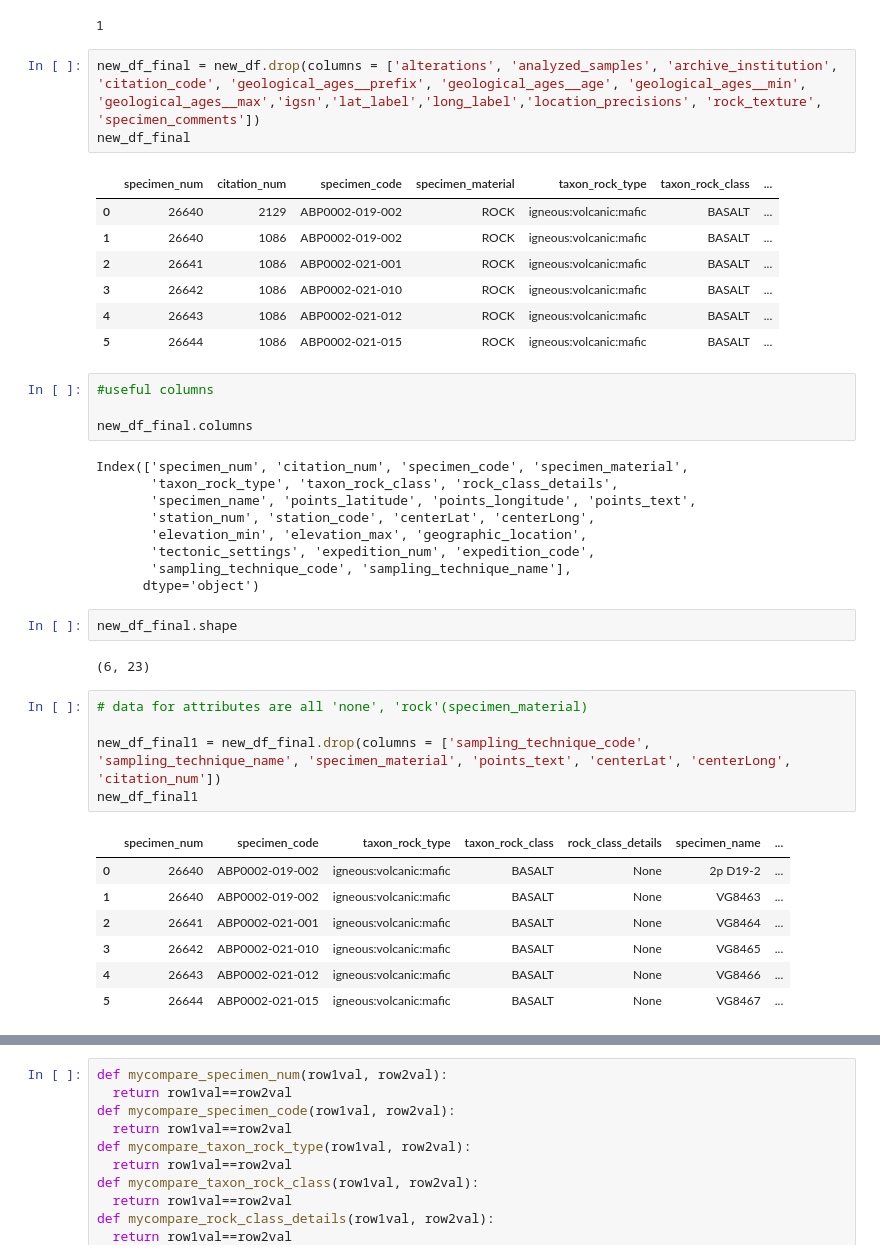
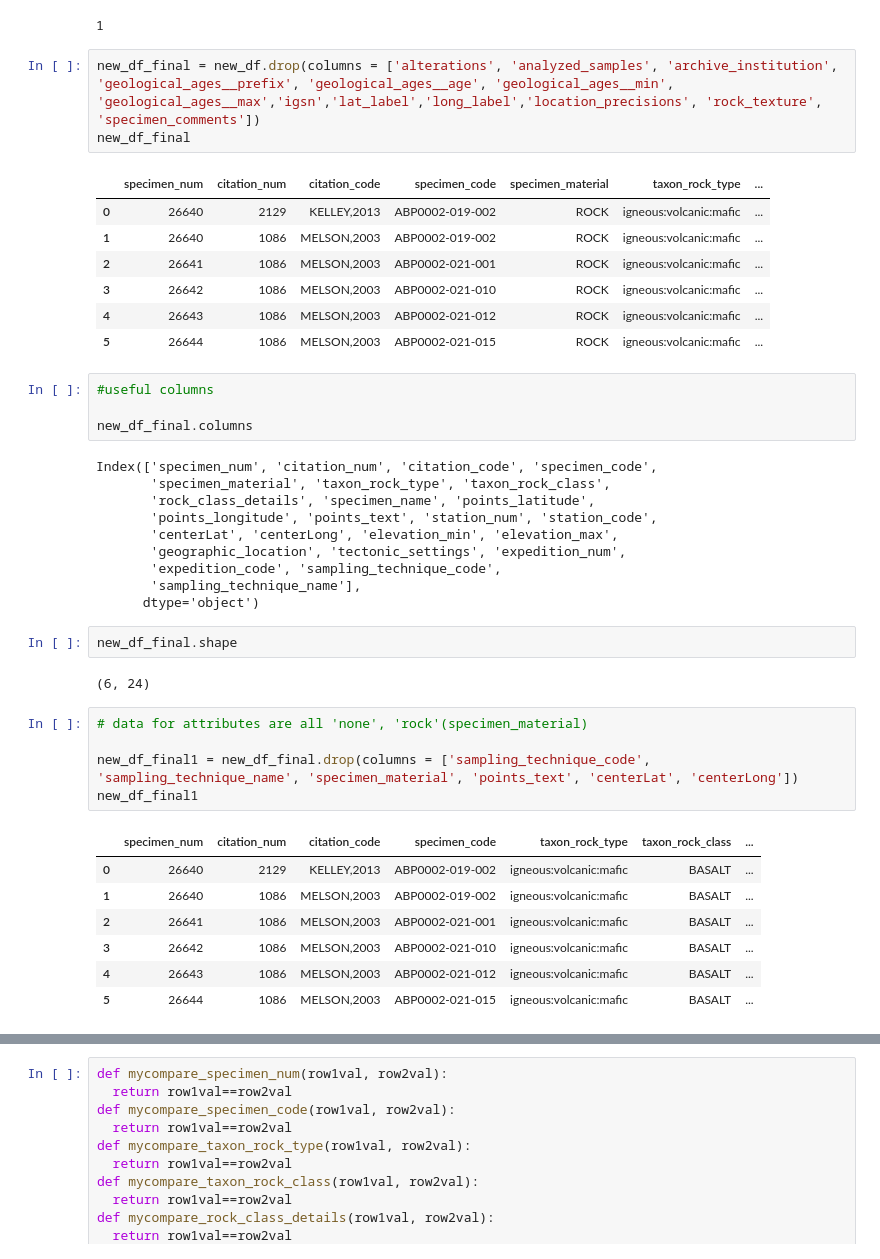
Before and after one commit to mdogy/MLforEarthChem, a Jupyter notebook: developmentNotebooks/final_final.ipynb, the cells around one changed output, grey strips where cells are left out. Cells and saved outputs as stored; diff of their text form.

```diff
--- a/developmentNotebooks/final_final.ipynb
+++ b/developmentNotebooks/final_final.ipynb
@@ -532,44 +532,45 @@ len(unique_list)
 ['None']
 1
 # %%
-new_df_final = new_df.drop(columns = ['alterations', 'analyzed_samples', 'archive_institution', 'citation_code', 'geological_ages__prefix', 'geological_ages__age', 'geological_ages__min', 'geological_ages__max','igsn','lat_label','long_label','location_precisions', 'rock_texture', 'specimen_comments'])
+new_df_final = new_df.drop(columns = ['alterations', 'analyzed_samples', 'archive_institution', 'geological_ages__prefix', 'geological_ages__age', 'geological_ages__min', 'geological_ages__max','igsn','lat_label','long_label','location_precisions', 'rock_texture', 'specimen_comments'])
 new_df_final
 # %% [output]
-|  | specimen_num | citation_num | specimen_code | specimen_material | taxon_rock_type | taxon_rock_class | ... |
-| 0 | 26640 | 2129 | ABP0002-019-002 | ROCK | igneous:volcanic:mafic | BASALT | ... |
-| 1 | 26640 | 1086 | ABP0002-019-002 | ROCK | igneous:volcanic:mafic | BASALT | ... |
-| 2 | 26641 | 1086 | ABP0002-021-001 | ROCK | igneous:volcanic:mafic | BASALT | ... |
-| 3 | 26642 | 1086 | ABP0002-021-010 | ROCK | igneous:volcanic:mafic | BASALT | ... |
-| 4 | 26643 | 1086 | ABP0002-021-012 | ROCK | igneous:volcanic:mafic | BASALT | ... |
-| 5 | 26644 | 1086 | ABP0002-021-015 | ROCK | igneous:volcanic:mafic | BASALT | ... |
+|  | specimen_num | citation_num | citation_code | specimen_code | specimen_material | taxon_rock_type | ... |
+| 0 | 26640 | 2129 | KELLEY,2013 | ABP0002-019-002 | ROCK | igneous:volcanic:mafic | ... |
+| 1 | 26640 | 1086 | MELSON,2003 | ABP0002-019-002 | ROCK | igneous:volcanic:mafic | ... |
+| 2 | 26641 | 1086 | MELSON,2003 | ABP0002-021-001 | ROCK | igneous:volcanic:mafic | ... |
+| 3 | 26642 | 1086 | MELSON,2003 | ABP0002-021-010 | ROCK | igneous:volcanic:mafic | ... |
+| 4 | 26643 | 1086 | MELSON,2003 | ABP0002-021-012 | ROCK | igneous:volcanic:mafic | ... |
+| 5 | 26644 | 1086 | MELSON,2003 | ABP0002-021-015 | ROCK | igneous:volcanic:mafic | ... |
 # %%
 #useful columns
 
 new_df_final.columns
 # %% [output]
-Index(['specimen_num', 'citation_num', 'specimen_code', 'specimen_material',
-       'taxon_rock_type', 'taxon_rock_class', 'rock_class_details',
-       'specimen_name', 'points_latitude', 'points_longitude', 'points_text',
-       'station_num', 'station_code', 'centerLat', 'centerLong',
-       'elevation_min', 'elevation_max', 'geographic_location',
-       'tectonic_settings', 'expedition_num', 'expedition_code',
-       'sampling_technique_code', 'sampling_technique_name'],
+Index(['specimen_num', 'citation_num', 'citation_code', 'specimen_code',
+       'specimen_material', 'taxon_rock_type', 'taxon_rock_class',
+       'rock_class_details', 'specimen_name', 'points_latitude',
+       'points_longitude', 'points_text', 'station_num', 'station_code',
+       'centerLat', 'centerLong', 'elevation_min', 'elevation_max',
+       'geographic_location', 'tectonic_settings', 'expedition_num',
+       'expedition_code', 'sampling_technique_code',
+       'sampling_technique_name'],
       dtype='object')
 # %%
 new_df_final.shape
 # %% [output]
-(6, 23)
+(6, 24)
 # %%
 # data for attributes are all 'none', 'rock'(specimen_material)
 
-new_df_final1 = new_df_final.drop(columns = ['sampling_technique_code', 'sampling_technique_name', 'specimen_material', 'points_text', 'centerLat', 'centerLong', 'citation_num'])
+new_df_final1 = new_df_final.drop(columns = ['sampling_technique_code', 'sampling_technique_name', 'specimen_material', 'points_text', 'centerLat', 'centerLong'])
 new_df_final1
 # %% [output]
-|  | specimen_num | specimen_code | taxon_rock_type | taxon_rock_class | rock_class_details | specimen_name | ... |
-| 0 | 26640 | ABP0002-019-002 | igneous:volcanic:mafic | BASALT | None | 2p D19-2 | ... |
-| 1 | 26640 | ABP0002-019-002 | igneous:volcanic:mafic | BASALT | None | VG8463 | ... |
-| 2 | 26641 | ABP0002-021-001 | igneous:volcanic:mafic | BASALT | None | VG8464 | ... |
-| 3 | 26642 | ABP0002-021-010 | igneous:volcanic:mafic | BASALT | None | VG8465 | ... |
-| 4 | 26643 | ABP0002-021-012 | igneous:volcanic:mafic | BASALT | None | VG8466 | ... |
-| 5 | 26644 | ABP0002-021-015 | igneous:volcanic:mafic | BASALT | None | VG8467 | ... |
+|  | specimen_num | citation_num | citation_code | specimen_code | taxon_rock_type | taxon_rock_class | ... |
+| 0 | 26640 | 2129 | KELLEY,2013 | ABP0002-019-002 | igneous:volcanic:mafic | BASALT | ... |
+| 1 | 26640 | 1086 | MELSON,2003 | ABP0002-019-002 | igneous:volcanic:mafic | BASALT | ... |
+| 2 | 26641 | 1086 | MELSON,2003 | ABP0002-021-001 | igneous:volcanic:mafic | BASALT | ... |
+| 3 | 26642 | 1086 | MELSON,2003 | ABP0002-021-010 | igneous:volcanic:mafic | BASALT | ... |
+| 4 | 26643 | 1086 | MELSON,2003 | ABP0002-021-012 | igneous:volcanic:mafic | BASALT | ... |
+| 5 | 26644 | 1086 | MELSON,2003 | ABP0002-021-015 | igneous:volcanic:mafic | BASALT | ... |
 # %%
```
Also changed, not shown: parts of 2 cells of this notebook.
